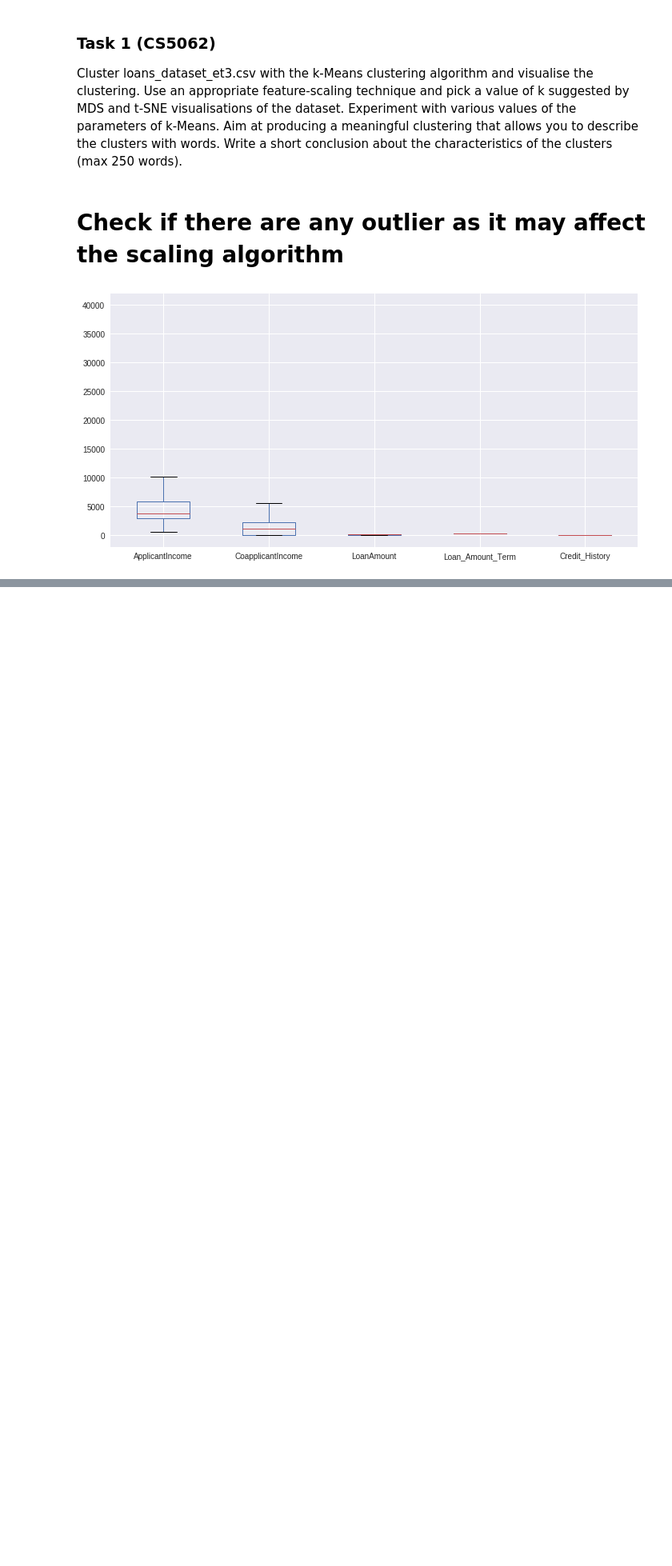
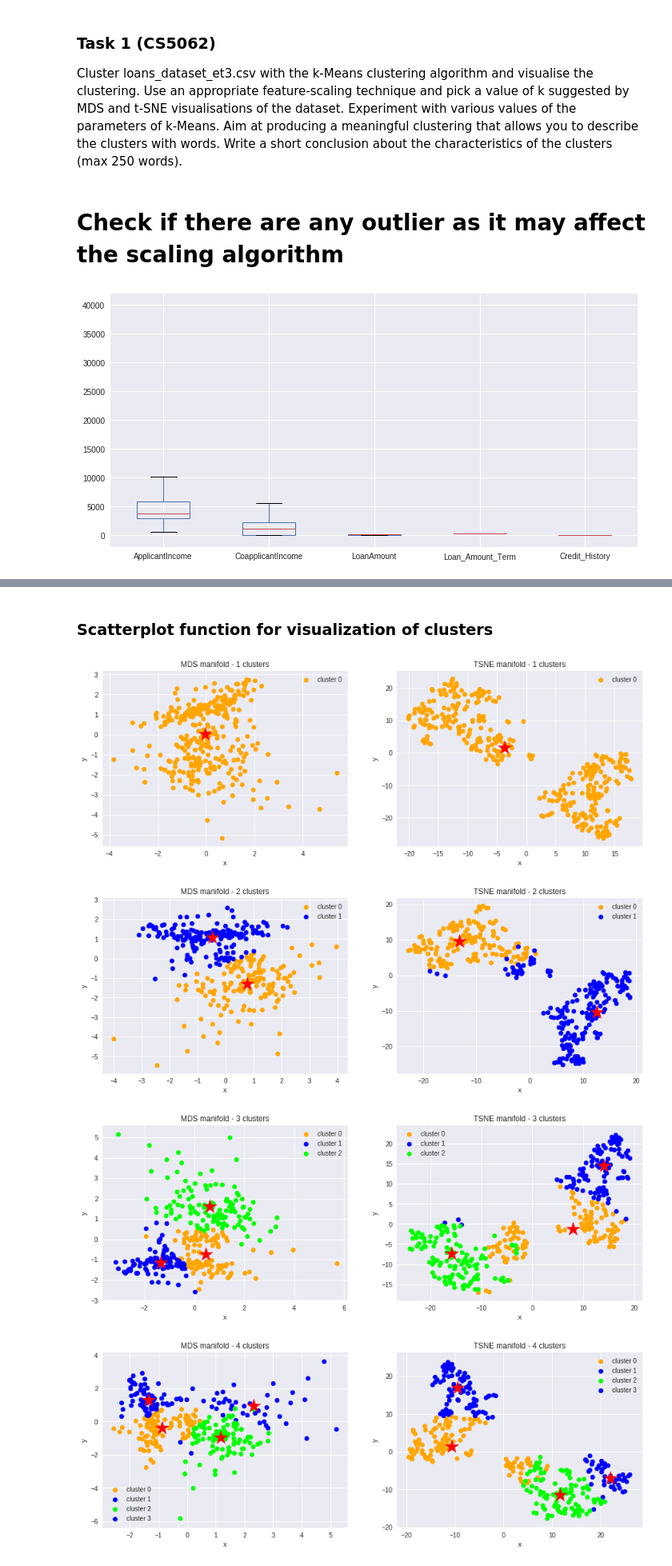
Before and after one commit to vipulpopat/MSCAI_Sem1_Etivity3, a Jupyter notebook: Etivity_3.ipynb, the cells around one changed output, grey strips where cells are left out. Shown: that part at 80% size. Drawn from its saved outputs; the diff is of its cells as text; code cells hidden in the pictures; blank space fills up the shorter version.

```diff
--- a/Etivity_3.ipynb
+++ b/Etivity_3.ipynb
@@ -138,3 +141,15 @@ plt.tight_layout()
 plt.show()
 # %% [output]
 [figure]
+# %%
+normalizer = preprocessing.Normalizer()
+normalized_data = normalizer.fit_transform(df.drop('Credit_History', axis=1))
+
+standard_scaler = preprocessing.StandardScaler()
+df_data = standard_scaler.fit_transform(normalized_data)
+
+scaled_X = pd.DataFrame(df_data, columns=((df.drop('Credit_History', axis=1))).columns)
+
+y_labels = np.array(df['Credit_History'].values, dtype=float)
+print(scaled_X)
+plt_data(scaled_X)
@@ -140,0 +181,2 @@ plt.show()
+# %% [markdown]
+### Scatterplot function for visualization of clusters
@@ -140,0 +209,34 @@ plt.show()
+# %%
+for k in range(1,6):
+    # Run KMeans algorithm
+    clustered_data_sklearn = cluster.KMeans(n_clusters=k, n_init=10,  init='k-means++', max_iter=1000, random_state=10, copy_x=True).fit(df_data)
+
+    # Create new array composed of data + k centers
+    df_data_and_centers = np.r_[df_data,clustered_data_sklearn.cluster_centers_]
+
+    f, axs = plt.subplots(1, 2, figsize=(15, 5))
+
+    # MDS
+    plt.subplot(1, 2, 1)
+    XYcoordinates = manifold.MDS(n_components=2).fit_transform(df_data_and_centers)
+    clustering_scatterplot(points=XYcoordinates[:-k,:],
+                           labels=clustered_data_sklearn.labels_,
+                           centers=XYcoordinates[-k:,:],
+                           title='MDS manifold - ' + str(k) + ' clusters')
+
+    # TSE
+    plt.subplot(1, 2, 2)
+    XYcoordinates = manifold.TSNE(n_components=2).fit_transform(df_data_and_centers)
+    clustering_scatterplot(points=XYcoordinates[:-k,:],
+                           labels=clustered_data_sklearn.labels_,
+                           centers=XYcoordinates[-k:,:],
+                           title='TSNE manifold - ' + str(k) + ' clusters')
+
+    plt.show()
+    if k == 5:
+        selected_clustered_data_sklearn = clustered_data_sklearn
+# %% [output]
+[figure, added]
+[figure, added]
+[figure, added]
+[figure, added]
```
Also changed, not shown: parts of 8 cells of this notebook.
